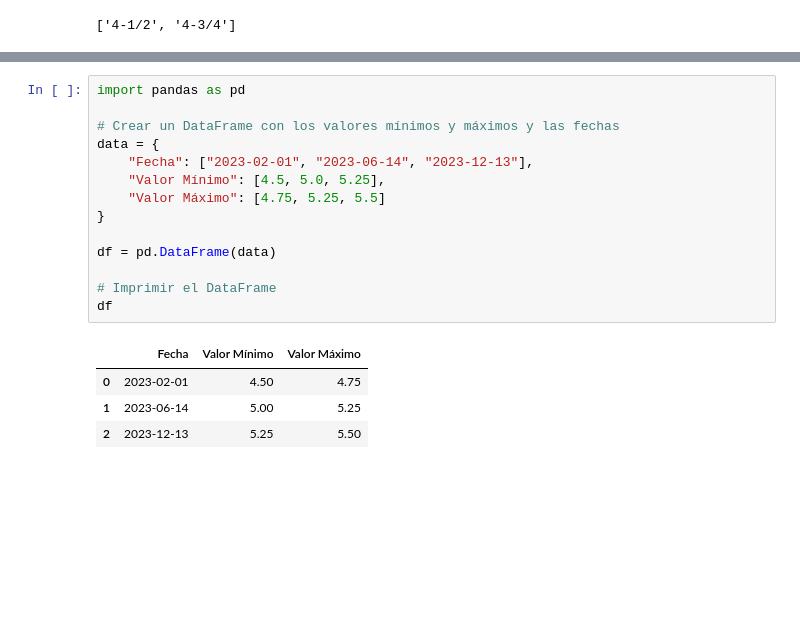
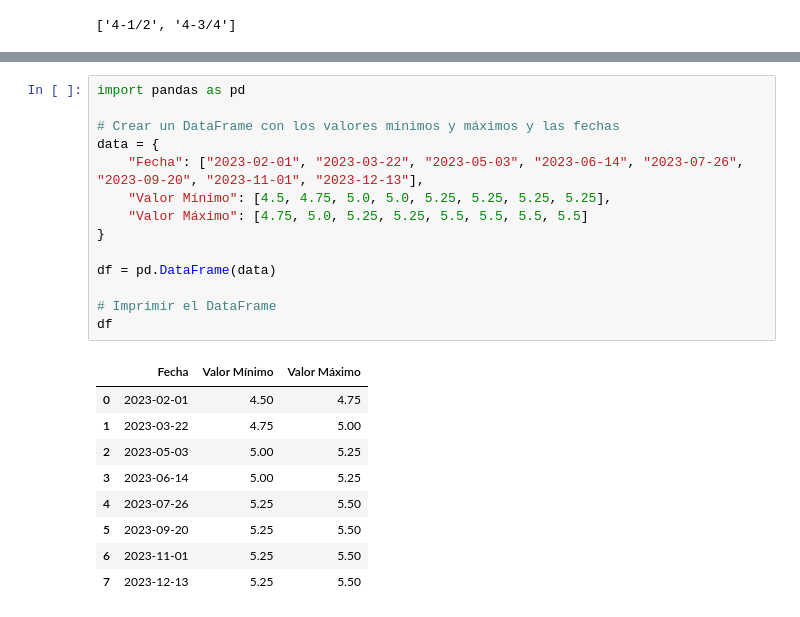
Before and after one commit to qlab-intro-python/proyecto-final-proyecto_final_canales_torres, a Jupyter notebook: proyecto_final_Nestor.ipynb, the cells around one changed output, grey strips where cells are left out. Saved outputs shown, nothing was run; the diff lists cells and outputs as text; blank space fills up the shorter version.

```diff
--- a/proyecto_final_Nestor.ipynb
+++ b/proyecto_final_Nestor.ipynb
@@ -172,19 +279,24 @@ Elementos 5 y 6 como float: [5.25, 5.5]
 # %%
 import pandas as pd
 
 # Crear un DataFrame con los valores mínimos y máximos y las fechas
 data = {
-    "Fecha": ["2023-02-01", "2023-06-14", "2023-12-13"],
-    "Valor Mínimo": [4.5, 5.0, 5.25],
-    "Valor Máximo": [4.75, 5.25, 5.5]
+    "Fecha": ["2023-02-01", "2023-03-22", "2023-05-03", "2023-06-14", "2023-07-26", "2023-09-20", "2023-11-01", "2023-12-13"],
+    "Valor Mínimo": [4.5, 4.75, 5.0, 5.0, 5.25, 5.25, 5.25, 5.25],
+    "Valor Máximo": [4.75, 5.0, 5.25, 5.25, 5.5, 5.5, 5.5, 5.5]
 }
 
 df = pd.DataFrame(data)
 
 # Imprimir el DataFrame
 df
 # %% [output]
 |  | Fecha | Valor Mínimo | Valor Máximo |
 | 0 | 2023-02-01 | 4.50 | 4.75 |
-| 1 | 2023-06-14 | 5.00 | 5.25 |
-| 2 | 2023-12-13 | 5.25 | 5.50 |
+| 1 | 2023-03-22 | 4.75 | 5.00 |
+| 2 | 2023-05-03 | 5.00 | 5.25 |
+| 3 | 2023-06-14 | 5.00 | 5.25 |
+| 4 | 2023-07-26 | 5.25 | 5.50 |
+| 5 | 2023-09-20 | 5.25 | 5.50 |
+| 6 | 2023-11-01 | 5.25 | 5.50 |
+| 7 | 2023-12-13 | 5.25 | 5.50 |
```
Also changed, not shown: parts of 12 cells of this notebook.
